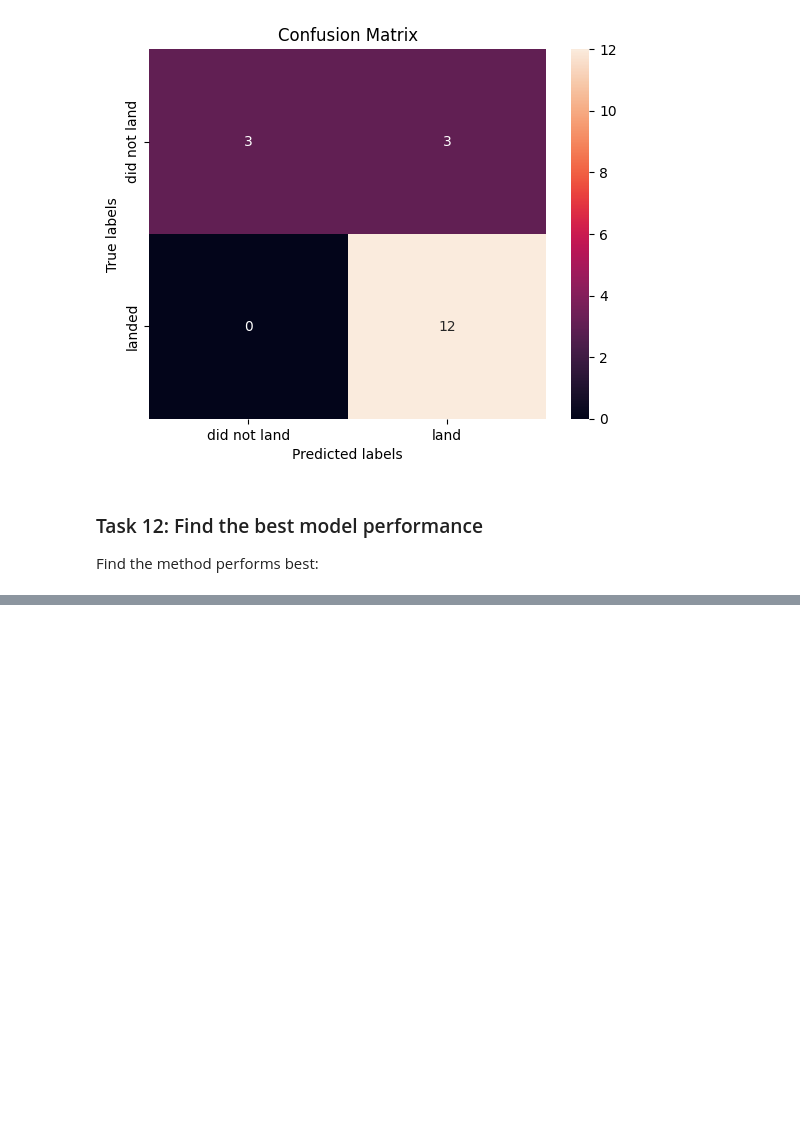
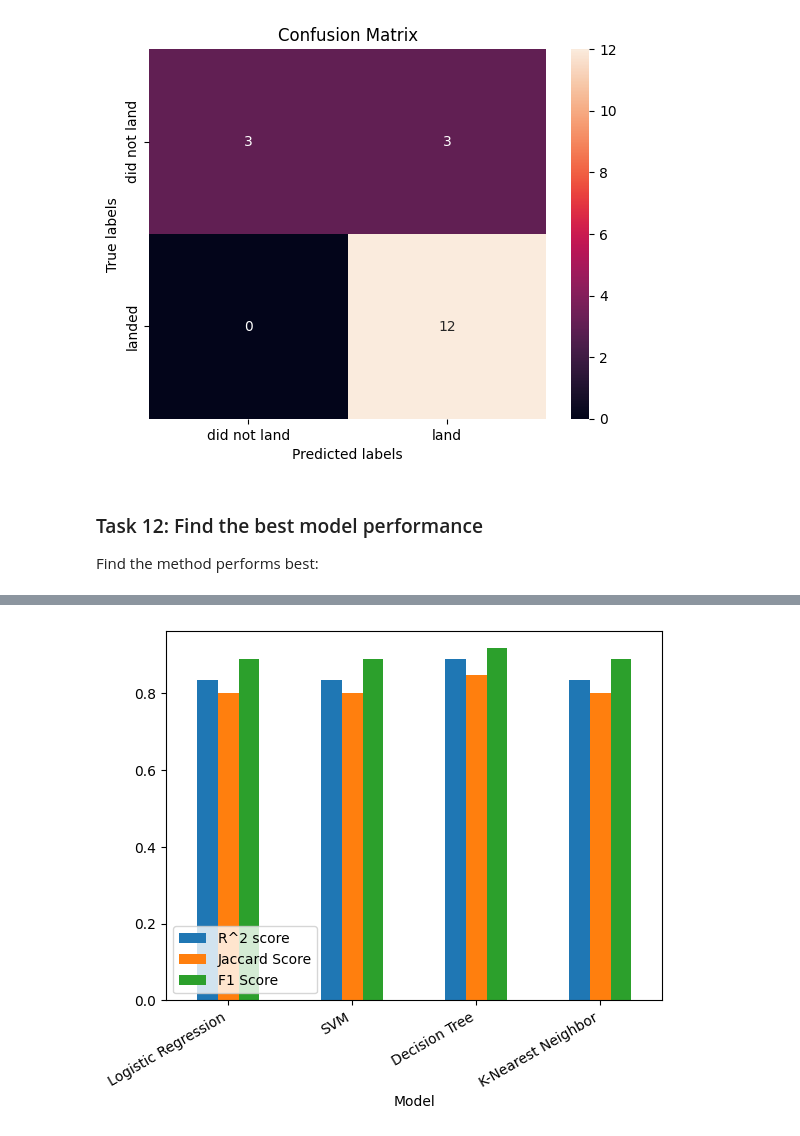
Before and after one commit to Juan0rt72/SpaceX-Falcon-9-first-stage-Landing-Prediction, a Jupyter notebook: Lab7_MachineLearning Prediction.ipynb, the cells around one changed output, grey strips where cells are left out. Cells and saved outputs as stored; diff of their text form; code cells hidden in the pictures; blank space fills up the shorter version.

```diff
--- a/Lab7_MachineLearning Prediction.ipynb
+++ b/Lab7_MachineLearning Prediction.ipynb
@@ -355,0 +356,10 @@ metrics_df
+# %%
+metrics_df.reset_index(inplace=True)
+# %%
+metrics_df[['index','R^2 score','Jaccard Score','F1 Score']].plot(kind = 'bar', x = 'index')
+plt.xlabel('Model')
+plt.legend(loc = 'lower left')
+plt.xticks(rotation=30, ha='right')
+plt.show()
+# %% [output]
+[figure, added]
```
Also changed, not shown: parts of 3 cells of this notebook, 4 other files.
